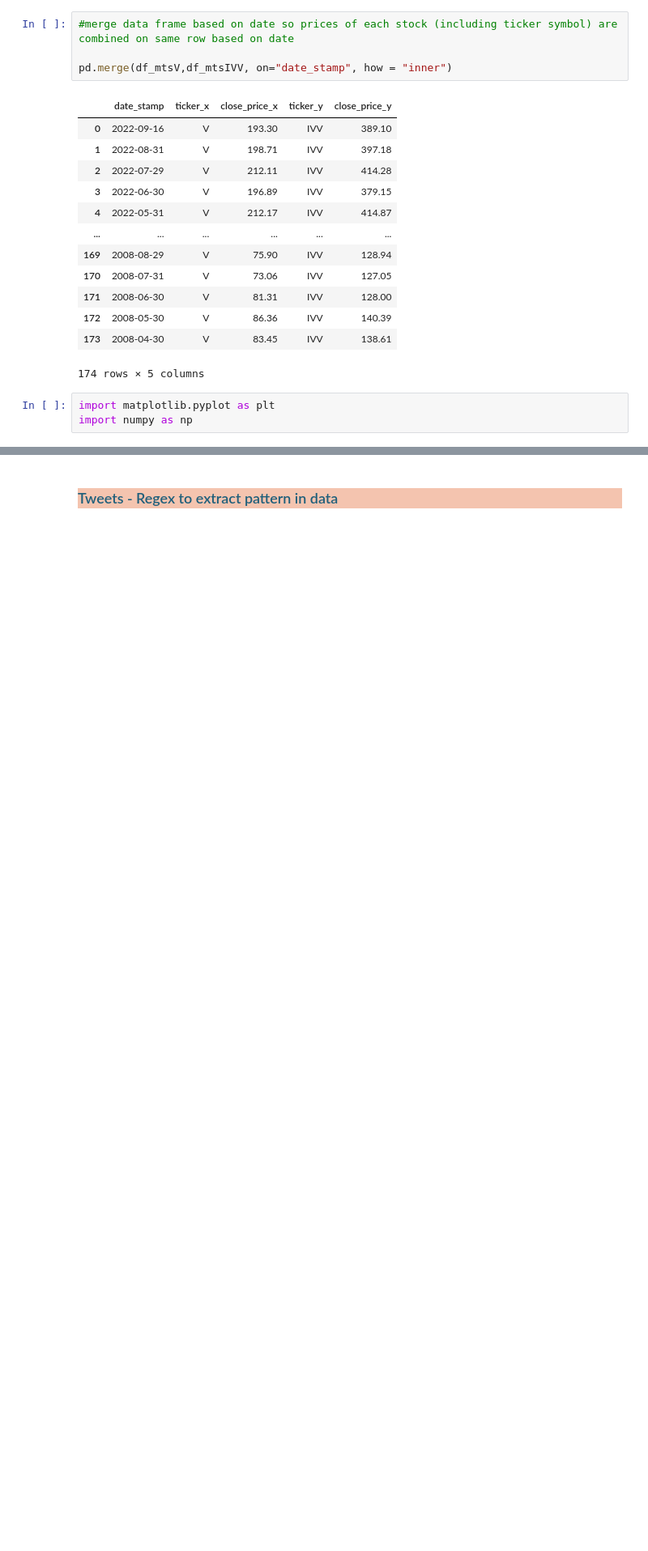
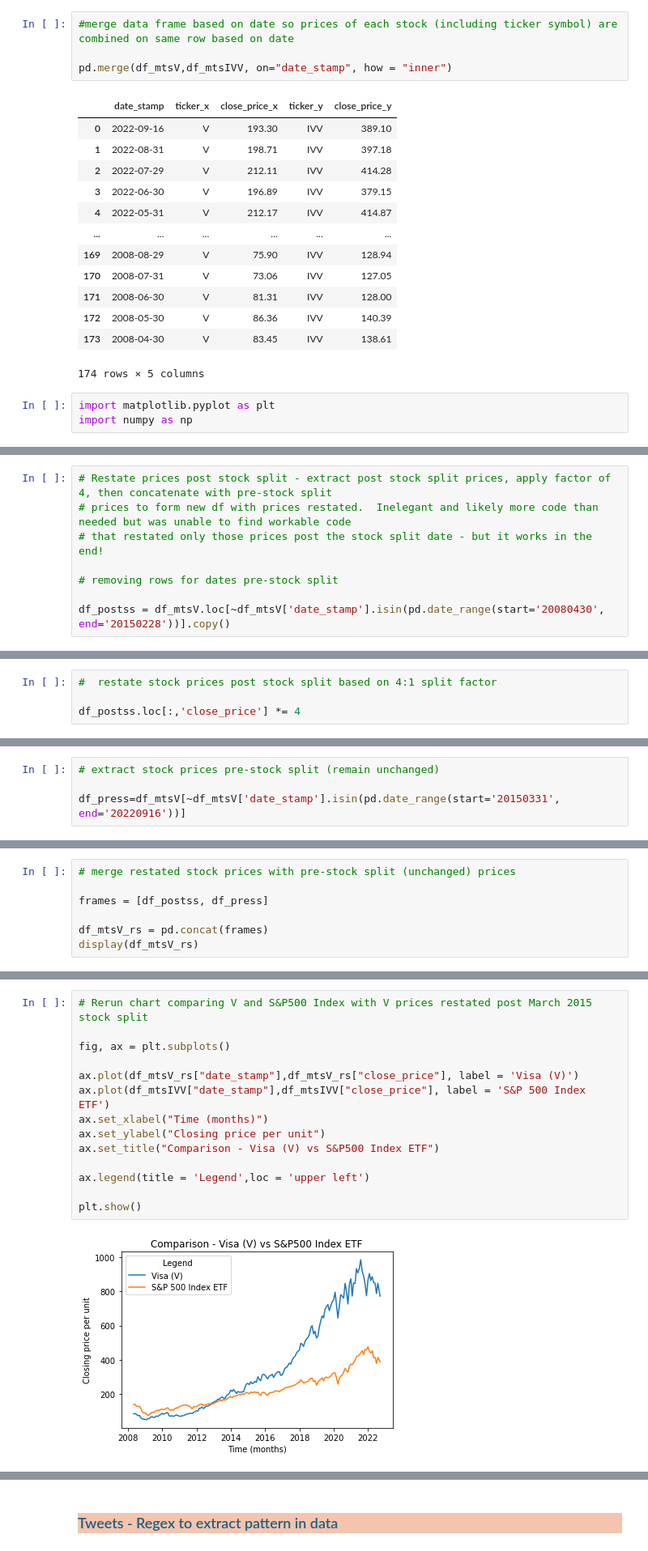
Before and after one commit to WagnerLD/UCDPA_LisaWagner, a Jupyter notebook: UCDPA_LisaWagner_Assignment/UCDPA_LisaWagner_Assignment.ipynb, the cells around one changed output, grey strips where cells are left out. Shown at 81% size. Cells and saved outputs as stored; diff of their text form; blank space fills up the shorter version.

```diff
--- a/UCDPA_LisaWagner_Assignment/UCDPA_LisaWagner_Assignment.ipynb
+++ b/UCDPA_LisaWagner_Assignment/UCDPA_LisaWagner_Assignment.ipynb
@@ -506,0 +514,8 @@ plt.show()
+# %%
+# Restate prices post stock split - extract post stock split prices, apply factor of 4, then concatenate with pre-stock split
+# prices to form new df with prices restated.  Inelegant and likely more code than needed but was unable to find workable code
+# that restated only those prices post the stock split date - but it works in the end!
+
+# removing rows for dates pre-stock split
+
+df_postss = df_mtsV.loc[~df_mtsV['date_stamp'].isin(pd.date_range(start='20080430', end='20150228'))].copy()
@@ -506,0 +538,4 @@ plt.show()
+# %%
+#  restate stock prices post stock split based on 4:1 split factor
+
+df_postss.loc[:,'close_price'] *= 4
@@ -506,0 +558,4 @@ plt.show()
+# %%
+# extract stock prices pre-stock split (remain unchanged)
+
+df_press=df_mtsV[~df_mtsV['date_stamp'].isin(pd.date_range(start='20150331', end='20220916'))]
@@ -506,0 +578,7 @@ plt.show()
+# %%
+# merge restated stock prices with pre-stock split (unchanged) prices
+
+frames = [df_postss, df_press]
+
+df_mtsV_rs = pd.concat(frames)
+display(df_mtsV_rs)
@@ -506,0 +599,16 @@ plt.show()
+# %%
+# Rerun chart comparing V and S&P500 Index with V prices restated post March 2015 stock split
+
+fig, ax = plt.subplots()
+
+ax.plot(df_mtsV_rs["date_stamp"],df_mtsV_rs["close_price"], label = 'Visa (V)')
+ax.plot(df_mtsIVV["date_stamp"],df_mtsIVV["close_price"], label = 'S&P 500 Index ETF')
+ax.set_xlabel("Time (months)")
+ax.set_ylabel("Closing price per unit")
+ax.set_title("Comparison - Visa (V) vs S&P500 Index ETF")
+
+ax.legend(title = 'Legend',loc = 'upper left')
+
+plt.show()
+# %% [output]
+[figure, added]
```
Also changed, not shown: parts of 43 cells of this notebook.
